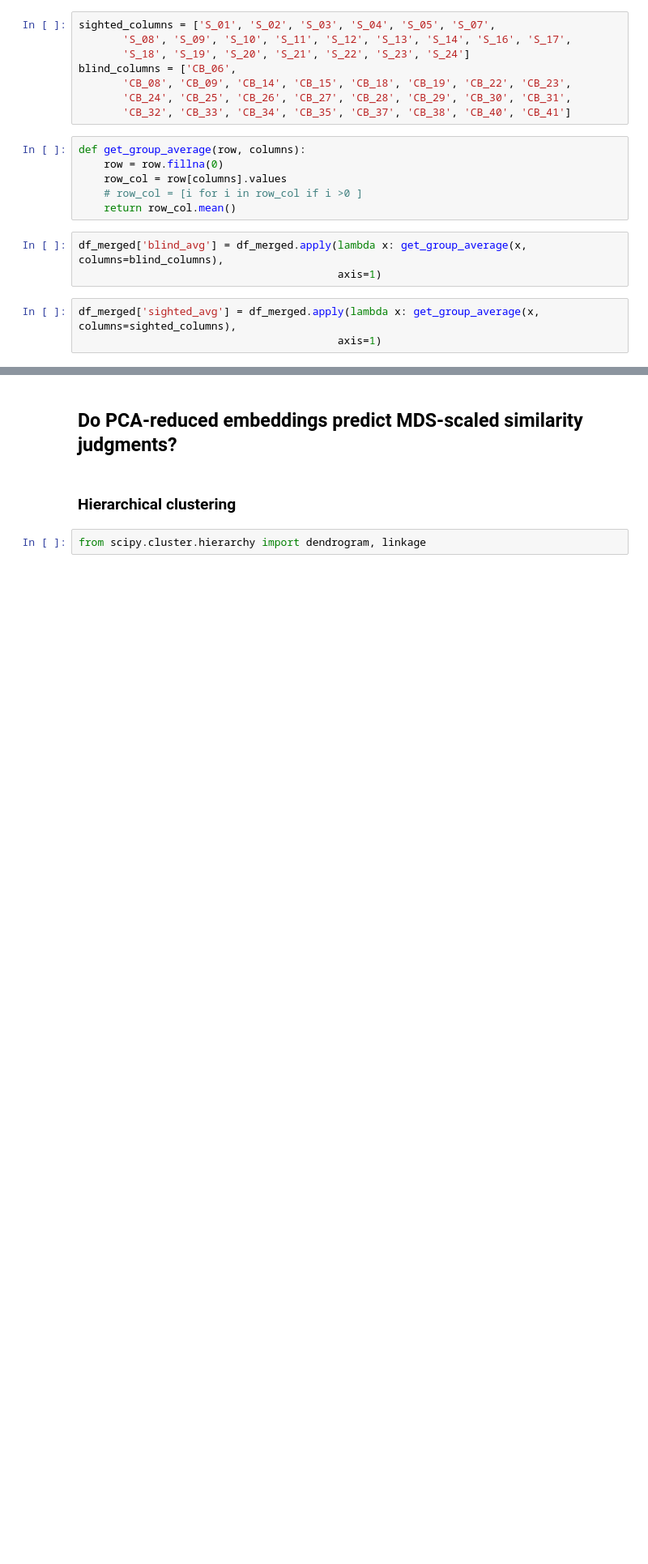
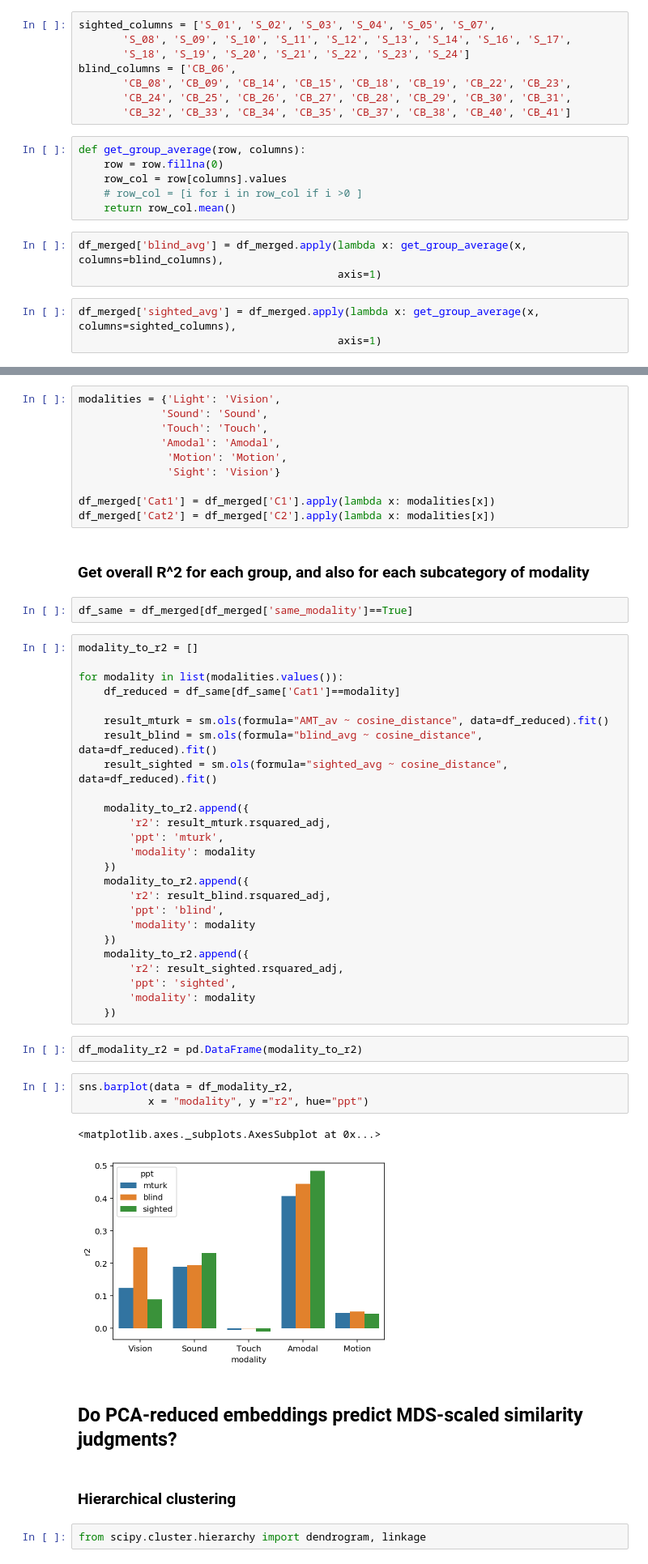
Before and after one commit to seantrott/abstract_concrete, a Jupyter notebook: comparing_to_humans.ipynb, the cells around one changed output, grey strips where cells are left out. Shown: that part at 81% size. Drawn from its saved outputs; the diff is of its cells as text; blank space fills up the shorter version.

Commit message:
updated r2 analysis for cosine distance

```diff
--- a/comparing_to_humans.ipynb
+++ b/comparing_to_humans.ipynb
@@ -184,3 +95,50 @@ This is evidence that at least *some* of what participants know about the simila
+# %%
+modalities = {'Light': 'Vision',
+             'Sound': 'Sound',
+             'Touch': 'Touch',
+             'Amodal': 'Amodal',
+              'Motion': 'Motion',
+              'Sight': 'Vision'}
+
+df_merged['Cat1'] = df_merged['C1'].apply(lambda x: modalities[x])
+df_merged['Cat2'] = df_merged['C2'].apply(lambda x: modalities[x])
+# %% [markdown]
+### Get overall R^2 for each group, and also for each subcategory of modality
+# %%
+df_same = df_merged[df_merged['same_modality']==True]
+# %%
+modality_to_r2 = []
+
+for modality in list(modalities.values()):
+    df_reduced = df_same[df_same['Cat1']==modality]
+
+    result_mturk = sm.ols(formula="AMT_av ~ cosine_distance", data=df_reduced).fit()
+    result_blind = sm.ols(formula="blind_avg ~ cosine_distance", data=df_reduced).fit()
+    result_sighted = sm.ols(formula="sighted_avg ~ cosine_distance", data=df_reduced).fit()
+
+    modality_to_r2.append({
+        'r2': result_mturk.rsquared_adj,
+        'ppt': 'mturk',
+        'modality': modality
+    })
+    modality_to_r2.append({
+        'r2': result_blind.rsquared_adj,
+        'ppt': 'blind',
+        'modality': modality
+    })
+    modality_to_r2.append({
+        'r2': result_sighted.rsquared_adj,
+        'ppt': 'sighted',
+        'modality': modality
+    })
+# %%
+df_modality_r2 = pd.DataFrame(modality_to_r2)
+# %%
+sns.barplot(data = df_modality_r2,
+           x = "modality", y ="r2", hue="ppt")
+# %% [output]
+<matplotlib.axes._subplots.AxesSubplot at 0x...>
+[figure, added]
 # %% [markdown]
 ## Do PCA-reduced embeddings predict MDS-scaled similarity judgments?
 # %% [markdown]
```
Also changed, not shown: parts of 8 cells of this notebook.
